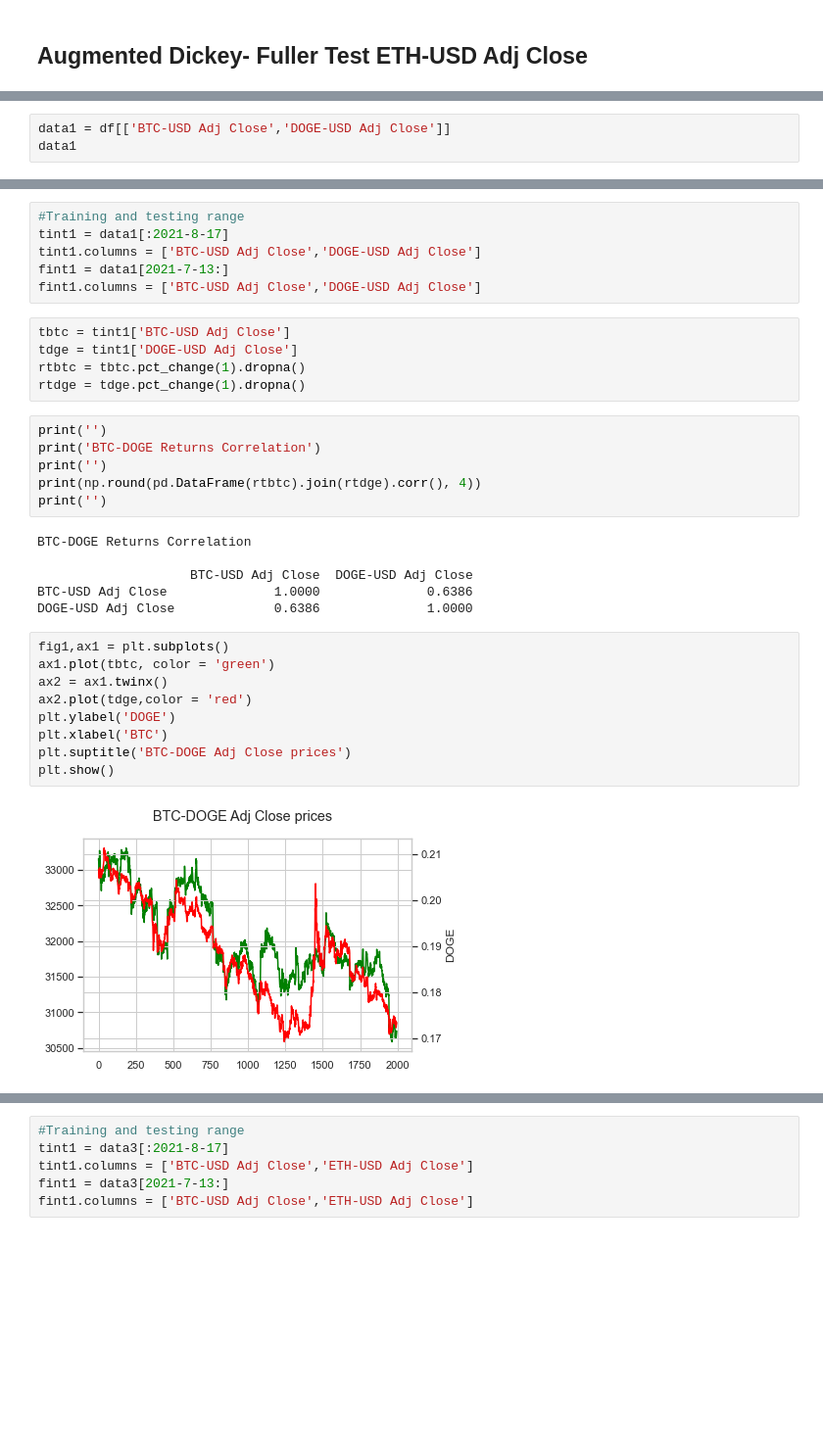
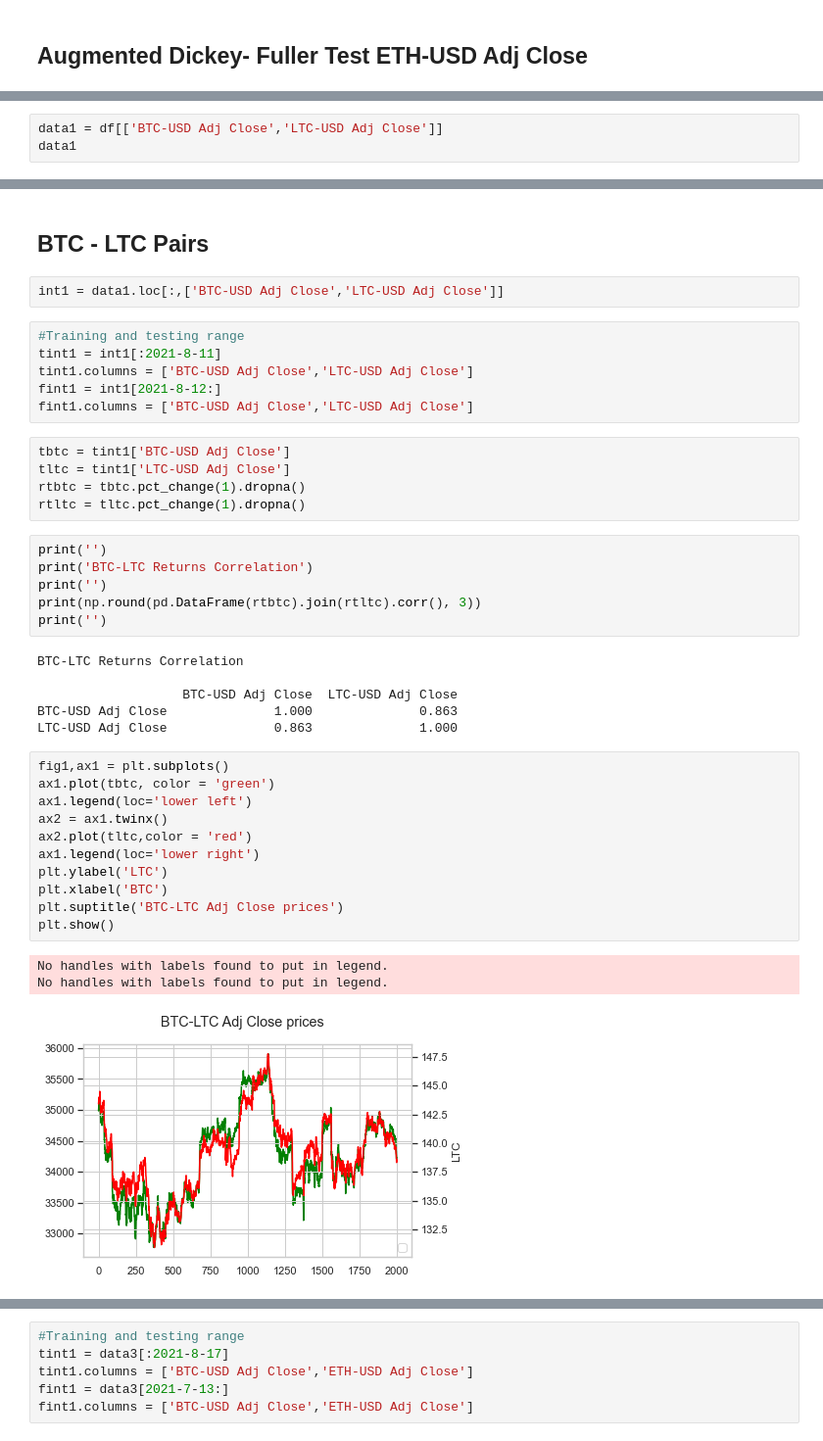
Before and after one commit to bachuamulya/CMF, a Jupyter notebook: dissertation - draft.ipynb, the cells around one changed output, grey strips where cells are left out. Shown: that part at 98% size. Saved outputs shown, nothing was run; the diff lists cells and outputs as text; blank space fills up the shorter version.

```diff
--- a/dissertation - draft.ipynb
+++ b/dissertation - draft.ipynb
@@ -224,4 +375,4 @@ Failed to Reject Ho - Time Series is Non-Stationary
 # %%
-data1 = df[['BTC-USD Adj Close','DOGE-USD Adj Close']]
+data1 = df[['BTC-USD Adj Close','LTC-USD Adj Close']]
 data1
 # %% [output]
@@ -370,34 +530,42 @@ data4.describe().round(2)
+# %% [markdown]
+## BTC - LTC Pairs
+# %%
+int1 = data1.loc[:,['BTC-USD Adj Close','LTC-USD Adj Close']]
 # %%
 #Training and testing range
-tint1 = data1[:2021-8-17]
-tint1.columns = ['BTC-USD Adj Close','DOGE-USD Adj Close']
-fint1 = data1[2021-7-13:]
-fint1.columns = ['BTC-USD Adj Close','DOGE-USD Adj Close']
+tint1 = int1[:2021-8-11]
+tint1.columns = ['BTC-USD Adj Close','LTC-USD Adj Close']
+fint1 = int1[2021-8-12:]
+fint1.columns = ['BTC-USD Adj Close','LTC-USD Adj Close']
 # %%
 tbtc = tint1['BTC-USD Adj Close']
-tdge = tint1['DOGE-USD Adj Close']
+tltc = tint1['LTC-USD Adj Close']
 rtbtc = tbtc.pct_change(1).dropna()
-rtdge = tdge.pct_change(1).dropna()
+rtltc = tltc.pct_change(1).dropna()
 # %%
 print('')
-print('BTC-DOGE Returns Correlation')
+print('BTC-LTC Returns Correlation')
 print('')
-print(np.round(pd.DataFrame(rtbtc).join(rtdge).corr(), 4))
+print(np.round(pd.DataFrame(rtbtc).join(rtltc).corr(), 3))
 print('')
 # %% [output]
-BTC-DOGE Returns Correlation
+BTC-LTC Returns Correlation
 
-                    BTC-USD Adj Close  DOGE-USD Adj Close
-BTC-USD Adj Close              1.0000              0.6386
-DOGE-USD Adj Close             0.6386              1.0000
+                   BTC-USD Adj Close  LTC-USD Adj Close
+BTC-USD Adj Close              1.000              0.863
+LTC-USD Adj Close              0.863              1.000
 # %%
 fig1,ax1 = plt.subplots()
 ax1.plot(tbtc, color = 'green')
+ax1.legend(loc='lower left')
 ax2 = ax1.twinx()
-ax2.plot(tdge,color = 'red')
-plt.ylabel('DOGE')
+ax2.plot(tltc,color = 'red')
+ax1.legend(loc='lower right')
+plt.ylabel('LTC')
 plt.xlabel('BTC')
-plt.suptitle('BTC-DOGE Adj Close prices')
+plt.suptitle('BTC-LTC Adj Close prices')
 plt.show()
 # %% [output]
+No handles with labels found to put in legend.
+No handles with labels found to put in legend.
-[figure, old version]
+[figure, new version]
```
Also changed, not shown: parts of 56 cells of this notebook.
